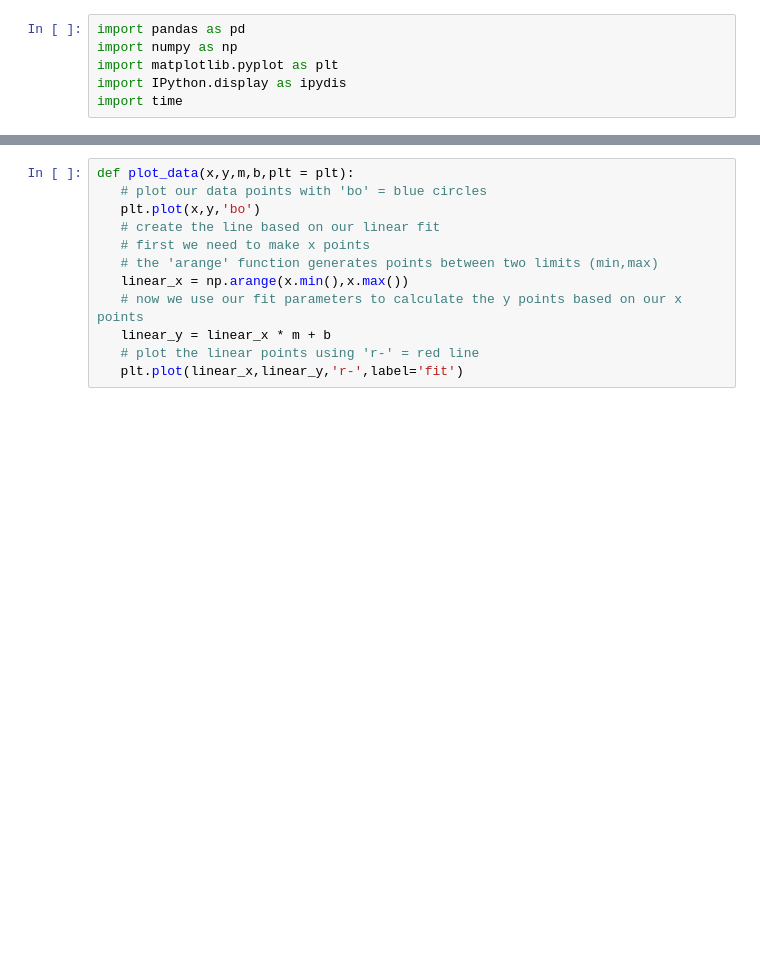
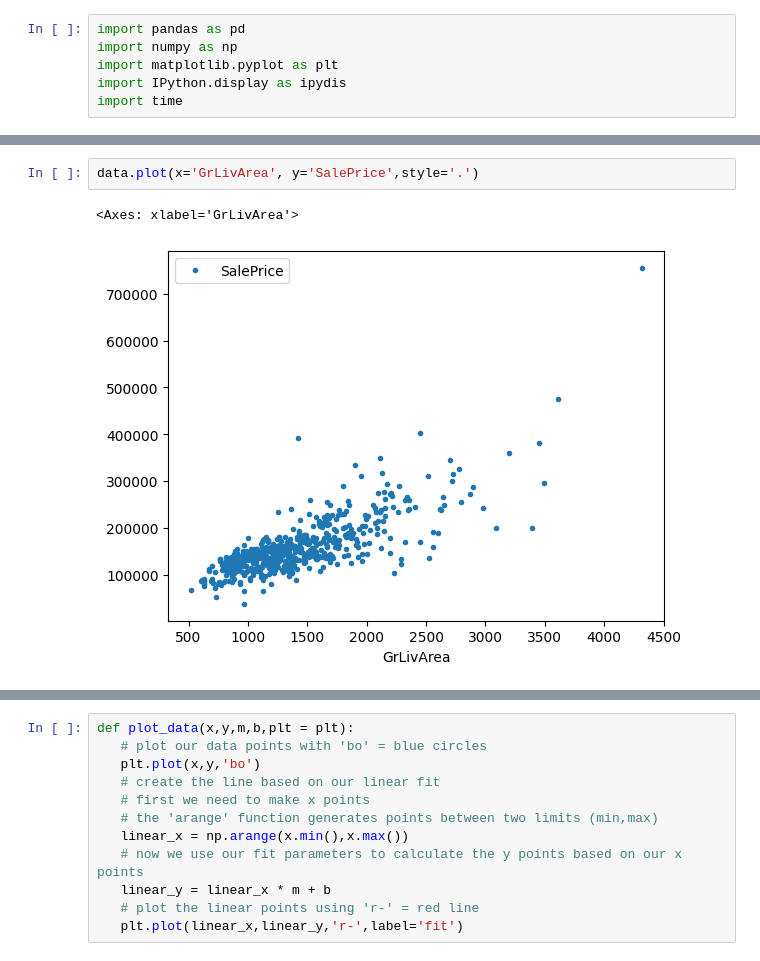
Before and after one commit to jrpenabastidas/ai-science-training-series, a Jupyter notebook: 01_intro_AI_on_Supercomputer/01_linear_regression_sgd.ipynb, the cells around one changed output, grey strips where cells are left out. Cells and saved outputs as stored; diff of their text form; blank space fills up the shorter version.

```diff
--- a/01_intro_AI_on_Supercomputer/01_linear_regression_sgd.ipynb
+++ b/01_intro_AI_on_Supercomputer/01_linear_regression_sgd.ipynb
@@ -49,0 +100,5 @@ We calculated the parameters using the closed mathematical formula and save the
+# %%
+data.plot(x='GrLivArea', y='SalePrice',style='.')
+# %% [output]
+<Axes: xlabel='GrLivArea'>
+[figure, added]
```
Also changed, not shown: parts of 35 cells of this notebook.
